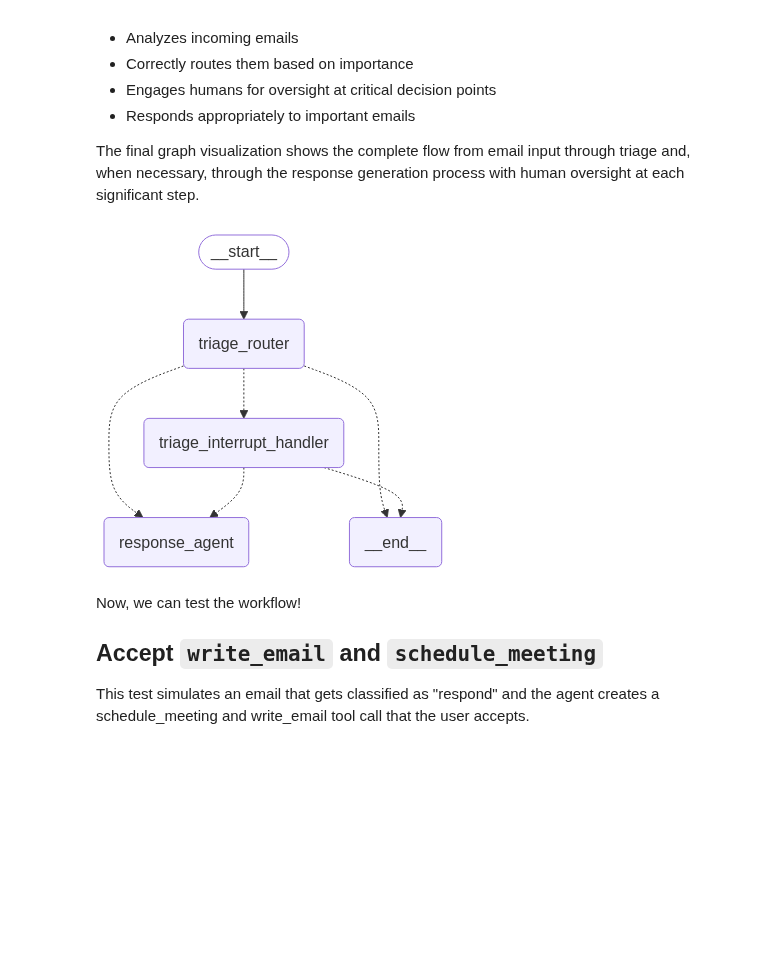
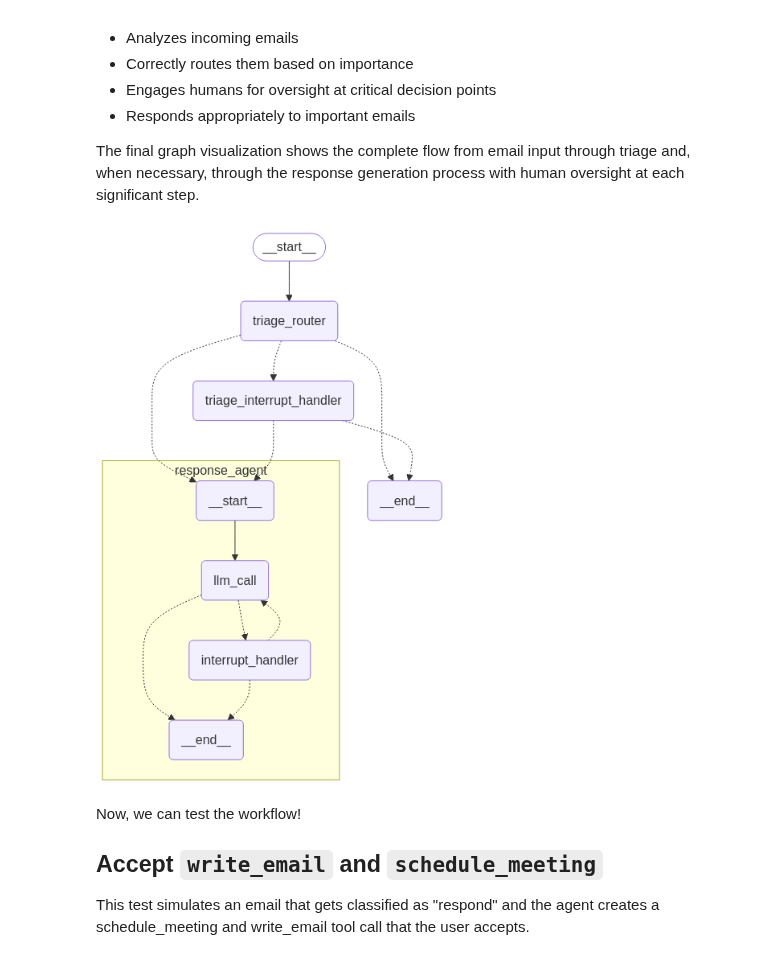
Before and after one commit to yacine555/agents-from-scratch, a Jupyter notebook: notebooks/hitl.ipynb, the cells around one changed output. Saved outputs shown, nothing was run; the diff lists cells and outputs as text; code cells hidden in the pictures; blank space fills up the shorter version.

```diff
--- a/notebooks/hitl.ipynb
+++ b/notebooks/hitl.ipynb
@@ -270,6 +270,7 @@ We'll instrument each of these human-in-the-loop capabilities into our email ass
 /Users/rlm/Desktop/Code/interrupt_workshop
 # %%
 from typing import Literal
+from datetime import datetime
 from pydantic import BaseModel
 
 from langchain.chat_models import init_chat_model
@@ -291,11 +292,12 @@ def write_email(to: str, subject: str, content: str) -> str:
 
 @tool
 def schedule_meeting(
-    attendees: list[str], subject: str, duration_minutes: int, preferred_day: str, start_time: int
+    attendees: list[str], subject: str, duration_minutes: int, preferred_day: datetime, start_time: int
 ) -> str:
     """Schedule a calendar meeting."""
     # Placeholder response - in real app would check calendar and schedule
-    return f"Meeting '{subject}' scheduled on {preferred_day} at {start_time} for {duration_minutes} minutes with {len(attendees)} attendees"
+    date_str = preferred_day.strftime("%A, %B %d, %Y")
+    return f"Meeting '{subject}' scheduled on {date_str} at {start_time} for {duration_minutes} minutes with {len(attendees)} attendees"
 
 @tool
 def check_calendar_availability(day: str) -> str:
@@ -536,11 +538,14 @@ The `interrupt_handler` is the core HITL component of our response agent. Its jo
 
 This handler ensures humans have oversight of all significant actions while allowing routine operations to proceed automatically. The ability to edit tool arguments (like email content or meeting details) gives users precise control over the assistant's actions.
 # %%
-def interrupt_handler(state: State):
+def interrupt_handler(state: State) -> Command[Literal["llm_call", "__end__"]]:
     """Creates an interrupt for human review of tool calls"""
 
     # Store messages
     result = []
+
+    # Go to the LLM call node next
+    goto = "llm_call"
 
     # Iterate over the tool calls in the last message
     for tool_call in state["messages"][-1].tool_calls:
@@ -663,13 +668,19 @@ def interrupt_handler(state: State):
         elif response["type"] == "ignore":
             if tool_call["name"] == "write_email":
                 # Don't execute the tool, and tell the agent how to proceed
-                result.append({"role": "tool", "content": "User ignored this email draft. Call the 'Done' tool to end the email assistant workflow.", "tool_call_id": tool_call["id"]})
+                result.append({"role": "tool", "content": "User ignored this email draft. Ignore this email and end the workflow.", "tool_call_id": tool_call["id"]})
+                # Go to END
+                goto = END
             elif tool_call["name"] == "schedule_meeting":
                 # Don't execute the tool, and tell the agent how to proceed
-                result.append({"role": "tool", "content": "User ignored this calendar meeting draft. Call the 'write_email' tool to respond, but don't include the meeting details in the email.", "tool_call_id": tool_call["id"]})
+                result.append({"role": "tool", "content": "User ignored this calendar meeting draft. Ignore this email and end the workflow.", "tool_call_id": tool_call["id"]})
+                # Go to END
+                goto = END
             elif tool_call["name"] == "Question":
                 # Don't execute the tool, and tell the agent how to proceed
-                result.append({"role": "tool", "content": "User ignored this question. Proceed with the context that you have and don't ask the user any more questions.", "tool_call_id": tool_call["id"]})
+                result.append({"role": "tool", "content": "User ignored this question. Ignore this email and end the workflow.", "tool_call_id": tool_call["id"]})
+                # Go to END
+                goto = END
             else:
                 raise ValueError(f"Invalid tool call: {tool_call['name']}")
 
@@ -692,7 +703,12 @@ def interrupt_handler(state: State):
         else:
             raise ValueError(f"Invalid response: {response}")
 
-    return {"messages": result}
+    # Update the state
+    update = {
+        "messages": result,
+    }
+
+    return Command(goto=goto, update=update)
 # %% [markdown]
 ### HITL Email Assistant Workflow
 
@@ -741,36 +757,35 @@ agent_builder = StateGraph(State)
 # Add nodes
 agent_builder.add_node("llm_call", llm_call)
 agent_builder.add_node("interrupt_handler", interrupt_handler)
 
 # Add edges
 agent_builder.add_edge(START, "llm_call")
 agent_builder.add_conditional_edges(
     "llm_call",
     should_continue,
     {
         "interrupt_handler": "interrupt_handler",
         END: END,
     },
 )
-agent_builder.add_edge("interrupt_handler", "llm_call")
 
 # Compile the agent
 response_agent = agent_builder.compile()
 
 # Build overall workflow
 overall_workflow = (
     StateGraph(State, input=StateInput)
     .add_node(triage_router)
     .add_node(triage_interrupt_handler)
     .add_node("response_agent", response_agent)
     .add_edge(START, "triage_router")
 
 )
 
 email_assistant = overall_workflow.compile()
-display(Image(email_assistant.get_graph().draw_mermaid_png()))
+display(Image(email_assistant.get_graph(xray=True).draw_mermaid_png()))
 # %% [output]
-[figure, old version]
+[figure, new version]
 # %% [markdown]
 Now, we can test the workflow!
 
```
Also changed, not shown: parts of 28 cells of this notebook, 12 other files.
